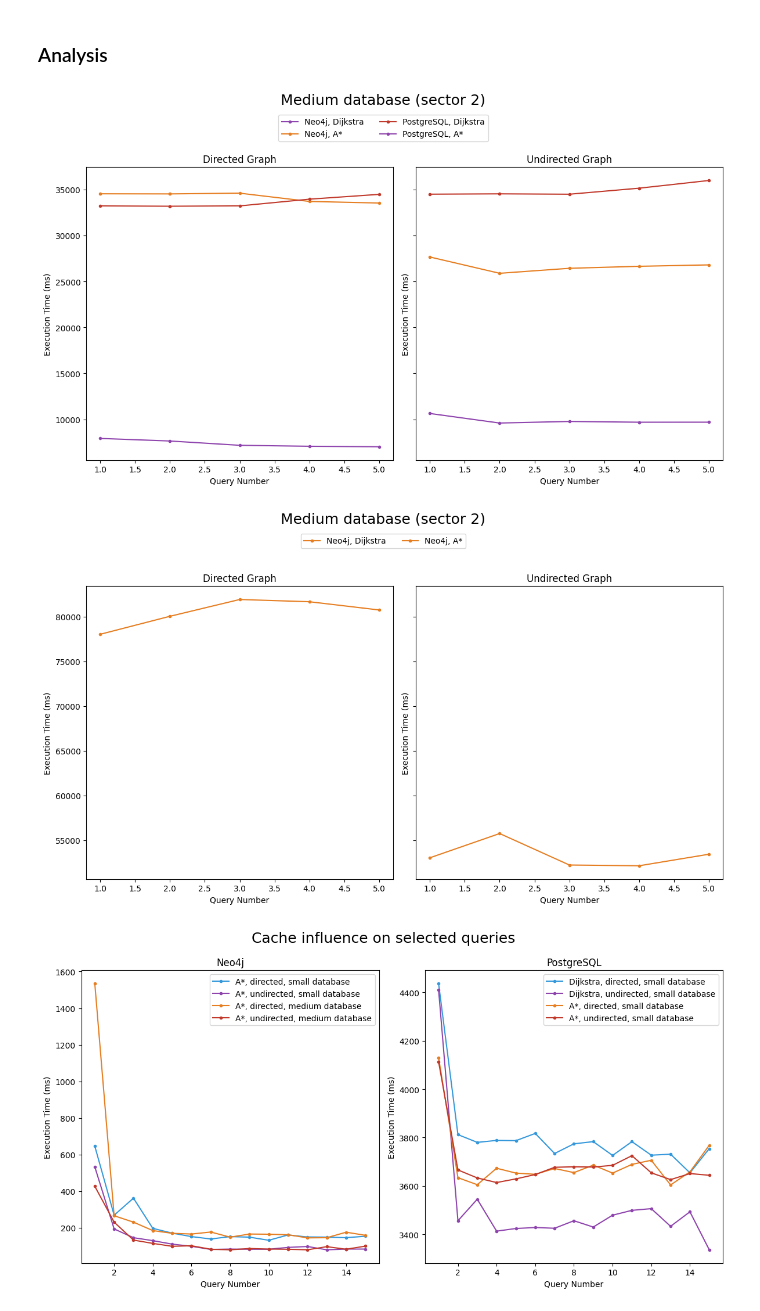
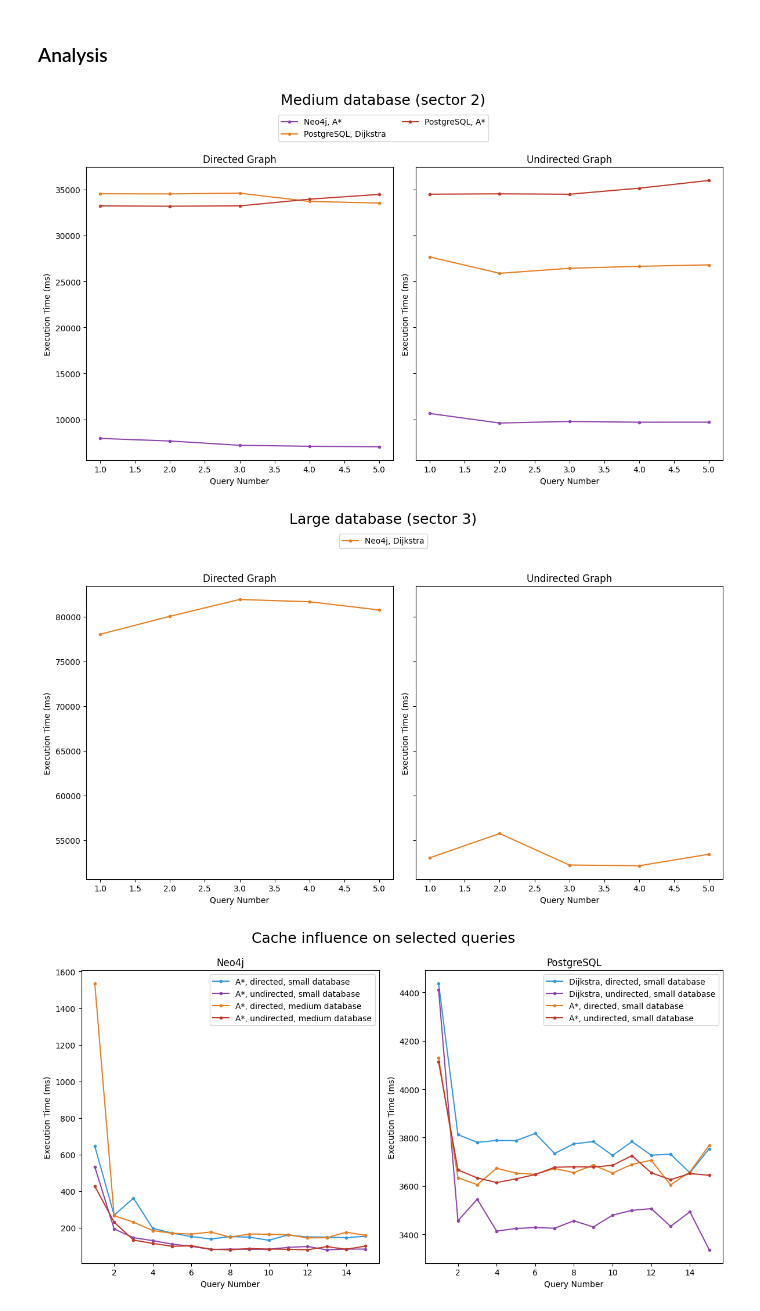
Before and after one commit to juliakisielewicz/graph-routing, a Jupyter notebook: visualization.ipynb, the cells around one changed output. Cells and saved outputs as stored; diff of their text form; code cells hidden in the pictures.

```diff
--- a/visualization.ipynb
+++ b/visualization.ipynb
@@ -317,32 +317,32 @@ plt.show()
 # %%
 fig, axes = plt.subplots(nrows=1, ncols=2, figsize=(12, 6), sharey=True)
 
 # axes[0].plot(query_nb_long, dijkstra_long_directed_query_times_neo4j_90, color=blue_hex, label=lab_n_d, marker=".")
 axes[0].plot(query_nb_long, astar_long_directed_query_times_neo4j_90, color=purple_hex, label=lab_n_a, marker=".")
 axes[0].plot(query_nb_long, dijkstra_long_directed_query_times_psql_90[:5], color=orange_hex, label=lab_p_d, marker=".")
 axes[0].plot(query_nb_long, astar_long_directed_query_times_psql_90[:5], color=red_hex, label=lab_p_a, marker=".")
 axes[0].set_title('Directed Graph')
 axes[0].set_xlabel('Query Number')
 axes[0].set_ylabel('Execution Time (ms)')
 
 # axes[1].plot(query_nb_long, dijkstra_long_undirected_query_times_neo4j_90, color=blue_hex, label=lab_n_d, marker=".")
 axes[1].plot(query_nb_long, astar_long_undirected_query_times_neo4j_90, color=purple_hex, label=lab_n_a, marker=".")
 axes[1].plot(query_nb_long, dijkstra_long_undirected_query_times_psql_90[:5], color=orange_hex, label=lab_p_d, marker=".")
 axes[1].plot(query_nb_long, astar_long_undirected_query_times_psql_90[:5], color=red_hex, label=lab_p_a, marker=".")
 axes[1].set_title('Undirected Graph')
 axes[1].set_xlabel('Query Number')
 axes[1].set_ylabel('Execution Time (ms)')
 
-fig.legend(labels=[lab_n_d, lab_n_a, lab_p_d, lab_p_a],
+fig.legend(labels=[lab_n_a, lab_p_d, lab_p_a],
            loc='upper center', bbox_to_anchor=(0.5, 1.1), ncol=2)
 
 plt.tight_layout()
 
 fig.suptitle('Medium database (sector 2)', y=1.15, fontsize=18)
 
 plt.show()
 # %% [output]
-[figure, old version]
+[figure, new version]
 # %%
 fig, axes = plt.subplots(nrows=1, ncols=2, figsize=(12, 6), sharey=True)
 
@@ -357,16 +357,16 @@ axes[1].set_title('Undirected Graph')
 axes[1].set_xlabel('Query Number')
 axes[1].set_ylabel('Execution Time (ms)')
 
-fig.legend(labels=[lab_n_d, lab_n_a, lab_p_d, lab_p_a],
+fig.legend(labels=[lab_n_d],
            loc='upper center', bbox_to_anchor=(0.5, 1.1), ncol=2)
 
 plt.tight_layout()
 
-fig.suptitle('Medium database (sector 2)', y=1.15, fontsize=18)
+fig.suptitle('Large database (sector 3)', y=1.15, fontsize=18)
 
 plt.show()
 # %% [output]
-[figure, old version]
+[figure, new version]
 # %%
 fig, axes = plt.subplots(nrows=1, ncols=2, figsize=(12, 6))
 
```
Also changed, not shown: 3 other files.
